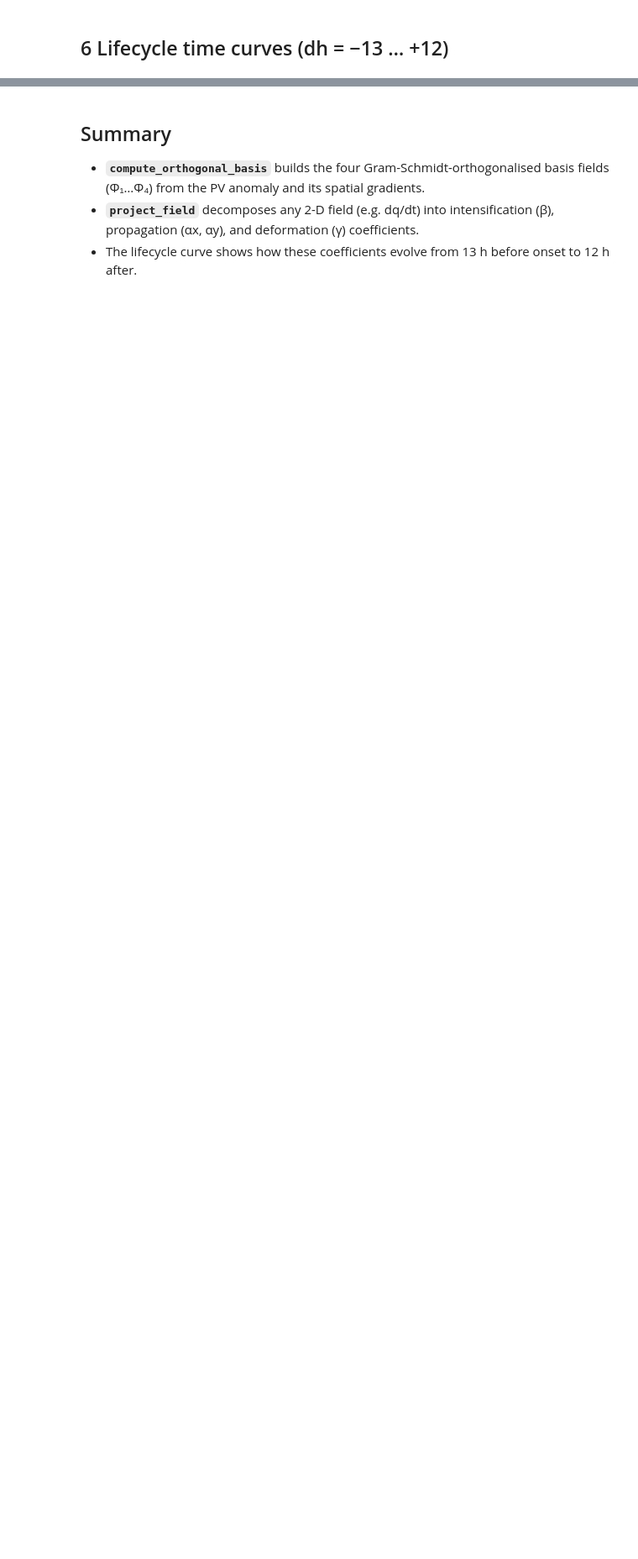
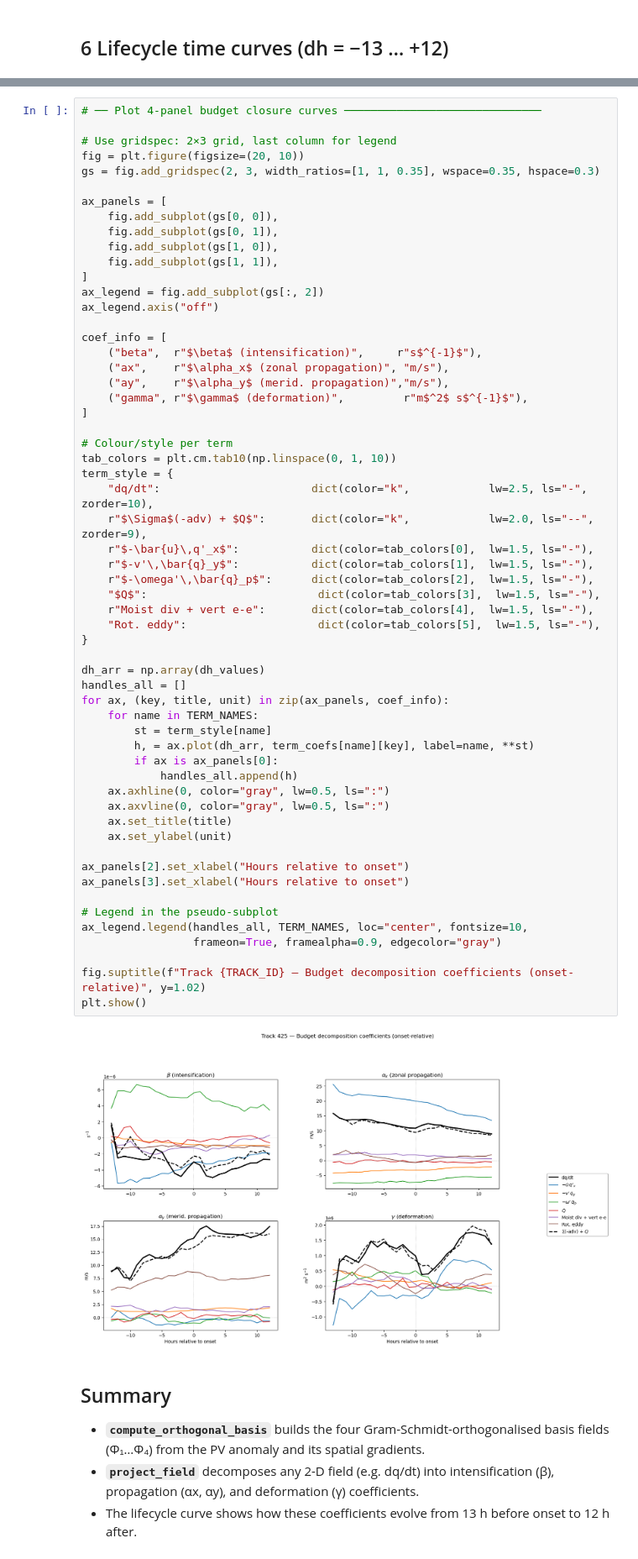
Before and after one commit to yanxingjianken/pvtend, a Jupyter notebook: examples/03_four_basis_projection.ipynb, the cells around one changed output, grey strips where cells are left out. Shown at 84% size. Drawn from its saved outputs; the diff is of its cells as text; blank space fills up the shorter version.

```diff
--- a/examples/03_four_basis_projection.ipynb
+++ b/examples/03_four_basis_projection.ipynb
@@ -172,3 +359,63 @@ plt.show()
+# %%
+# ── Plot 4-panel budget closure curves ──────────────────────────────
+
+# Use gridspec: 2×3 grid, last column for legend
+fig = plt.figure(figsize=(20, 10))
+gs = fig.add_gridspec(2, 3, width_ratios=[1, 1, 0.35], wspace=0.35, hspace=0.3)
+
+ax_panels = [
+    fig.add_subplot(gs[0, 0]),
+    fig.add_subplot(gs[0, 1]),
+    fig.add_subplot(gs[1, 0]),
+    fig.add_subplot(gs[1, 1]),
+]
+ax_legend = fig.add_subplot(gs[:, 2])
+ax_legend.axis("off")
+
+coef_info = [
+    ("beta",  r"$\beta$ (intensification)",     r"s$^{-1}$"),
+    ("ax",    r"$\alpha_x$ (zonal propagation)", "m/s"),
+    ("ay",    r"$\alpha_y$ (merid. propagation)","m/s"),
+    ("gamma", r"$\gamma$ (deformation)",         r"m$^2$ s$^{-1}$"),
+]
+
+# Colour/style per term
+tab_colors = plt.cm.tab10(np.linspace(0, 1, 10))
+term_style = {
+    "dq/dt":                       dict(color="k",            lw=2.5, ls="-",  zorder=10),
+    r"$\Sigma$(-adv) + $Q$":       dict(color="k",            lw=2.0, ls="--", zorder=9),
+    r"$-\bar{u}\,q'_x$":           dict(color=tab_colors[0],  lw=1.5, ls="-"),
+    r"$-v'\,\bar{q}_y$":           dict(color=tab_colors[1],  lw=1.5, ls="-"),
+    r"$-\omega'\,\bar{q}_p$":      dict(color=tab_colors[2],  lw=1.5, ls="-"),
+    "$Q$":                          dict(color=tab_colors[3],  lw=1.5, ls="-"),
+    r"Moist div + vert e-e":       dict(color=tab_colors[4],  lw=1.5, ls="-"),
+    "Rot. eddy":                    dict(color=tab_colors[5],  lw=1.5, ls="-"),
+}
+
+dh_arr = np.array(dh_values)
+handles_all = []
+for ax, (key, title, unit) in zip(ax_panels, coef_info):
+    for name in TERM_NAMES:
+        st = term_style[name]
+        h, = ax.plot(dh_arr, term_coefs[name][key], label=name, **st)
+        if ax is ax_panels[0]:
+            handles_all.append(h)
+    ax.axhline(0, color="gray", lw=0.5, ls=":")
+    ax.axvline(0, color="gray", lw=0.5, ls=":")
+    ax.set_title(title)
+    ax.set_ylabel(unit)
+
+ax_panels[2].set_xlabel("Hours relative to onset")
+ax_panels[3].set_xlabel("Hours relative to onset")
+
+# Legend in the pseudo-subplot
+ax_legend.legend(handles_all, TERM_NAMES, loc="center", fontsize=10,
+                 frameon=True, framealpha=0.9, edgecolor="gray")
+
+fig.suptitle(f"Track {TRACK_ID} — Budget decomposition coefficients (onset-relative)", y=1.02)
+plt.show()
+# %% [output]
+[figure, added]
 # %% [markdown]
 ## Summary
 
```
Also changed, not shown: parts of 11 cells of this notebook, 8 other files.
